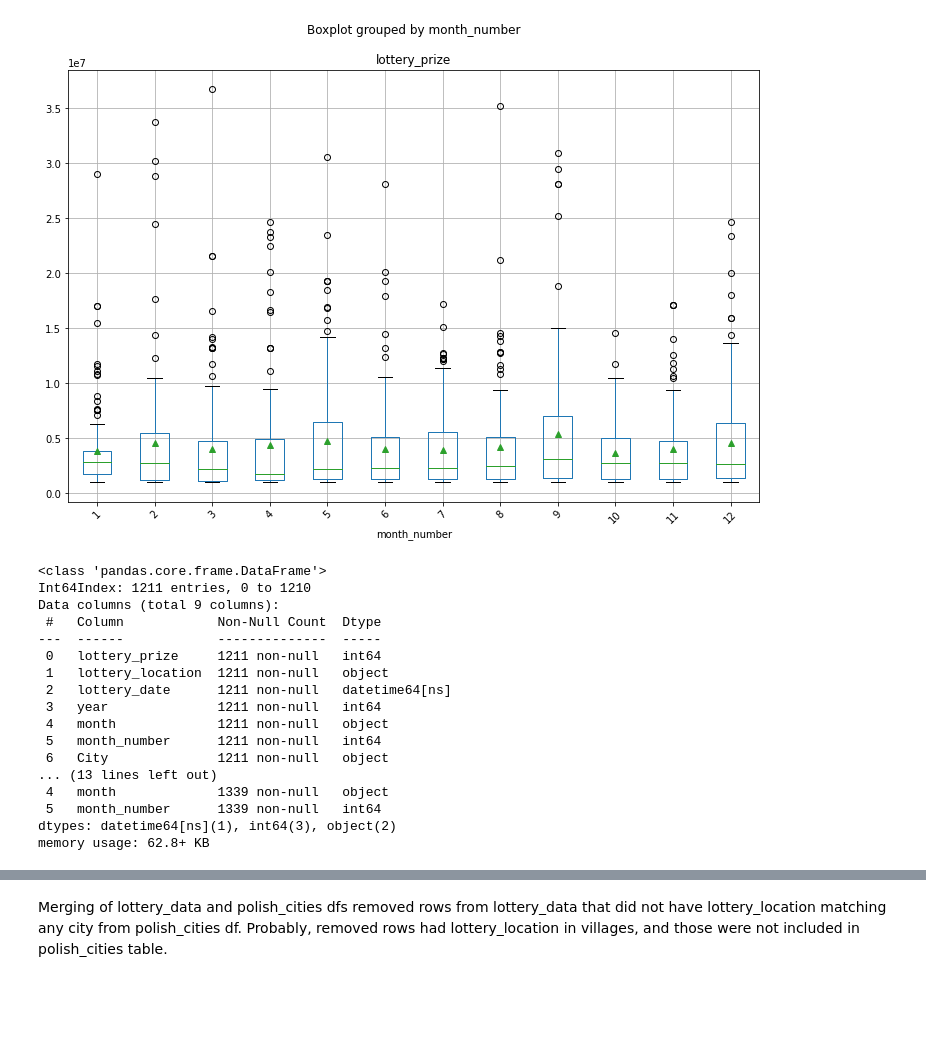
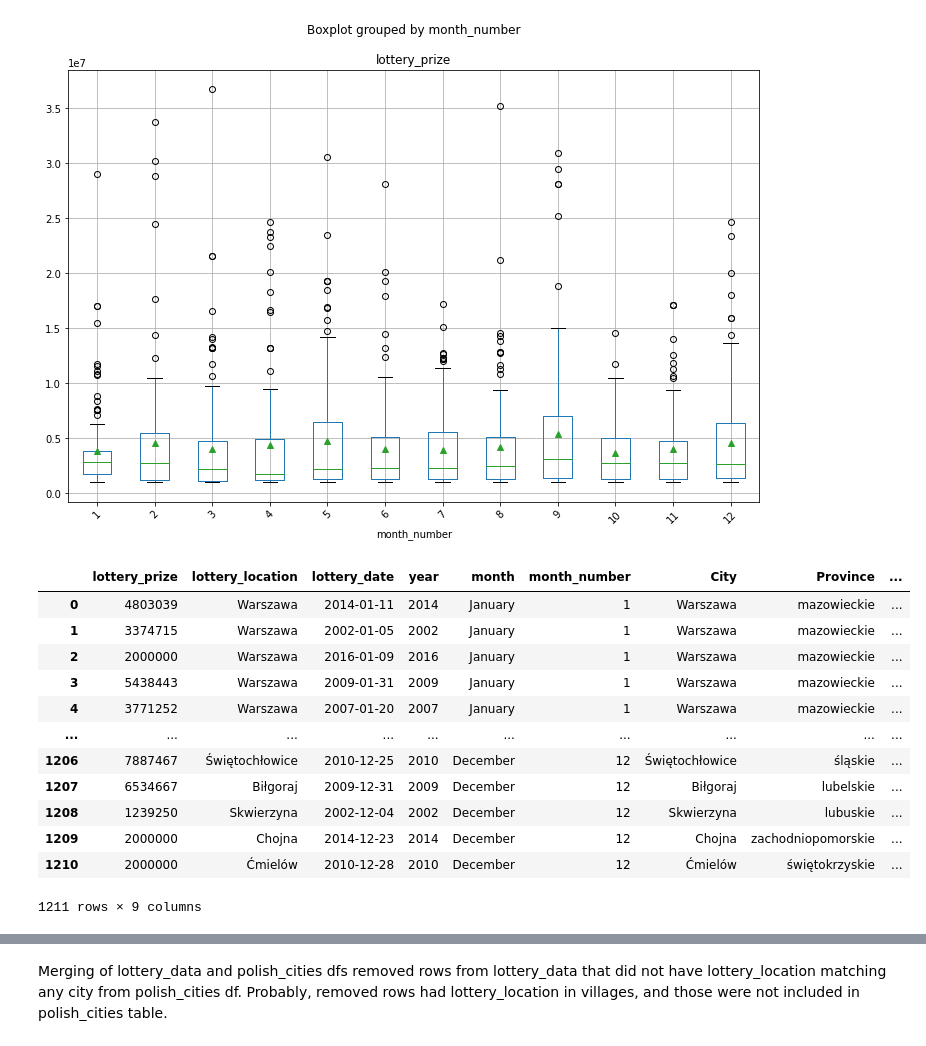
Before and after one commit to psoczewka/Project_lotto, a Jupyter notebook: Lotto_project_jupyter.ipynb, the cells around one changed output, grey strips where cells are left out. Saved outputs shown, nothing was run; the diff lists cells and outputs as text; code cells hidden in the pictures; blank space fills up the shorter version.

```diff
--- a/Lotto_project_jupyter.ipynb
+++ b/Lotto_project_jupyter.ipynb
@@ -249,24 +299,18 @@ lottery_data.boxplot(column = 'lottery_prize', by = 'month_number', figsize=(12,
 # %%
 #merging lottery_dara and polish_cities data to link lottery location with its province
 lottery_city = pd.merge(lottery_data, polish_cities, left_on='lottery_location', right_on='City', how='inner')
-#checking for NaNs
-lottery_city.info()
-lottery_data.info()
+lottery_city
 # %% [output]
+|  | lottery_prize | lottery_location | lottery_date | year | month | month_number | City | Province | ... |
+| 0 | 4803039 | Warszawa | 2014-01-11 | 2014 | January | 1 | Warszawa | mazowieckie | ... |
+| 1 | 3374715 | Warszawa | 2002-01-05 | 2002 | January | 1 | Warszawa | mazowieckie | ... |
+| 2 | 2000000 | Warszawa | 2016-01-09 | 2016 | January | 1 | Warszawa | mazowieckie | ... |
+| 3 | 5438443 | Warszawa | 2009-01-31 | 2009 | January | 1 | Warszawa | mazowieckie | ... |
+| 4 | 3771252 | Warszawa | 2007-01-20 | 2007 | January | 1 | Warszawa | mazowieckie | ... |
+| ... | ... | ... | ... | ... | ... | ... | ... | ... | ... |
+| 1206 | 7887467 | Świętochłowice | 2010-12-25 | 2010 | December | 12 | Świętochłowice | śląskie | ... |
+| 1207 | 6534667 | Biłgoraj | 2009-12-31 | 2009 | December | 12 | Biłgoraj | lubelskie | ... |
+| 1208 | 1239250 | Skwierzyna | 2002-12-04 | 2002 | December | 12 | Skwierzyna | lubuskie | ... |
+| 1209 | 2000000 | Chojna | 2014-12-23 | 2014 | December | 12 | Chojna | zachodniopomorskie | ... |
+| 1210 | 2000000 | Ćmielów | 2010-12-28 | 2010 | December | 12 | Ćmielów | świętokrzyskie | ... |
-<class 'pandas.core.frame.DataFrame'>
-Int64Index: 1211 entries, 0 to 1210
-Data columns (total 9 columns):
- #   Column            Non-Null Count  Dtype
----  ------            --------------  -----
- 0   lottery_prize     1211 non-null   int64
- 1   lottery_location  1211 non-null   object
- 2   lottery_date      1211 non-null   datetime64[ns]
- 3   year              1211 non-null   int64
- 4   month             1211 non-null   object
- 5   month_number      1211 non-null   int64
- 6   City              1211 non-null   object
-... (13 lines left out)
- 4   month             1339 non-null   object
- 5   month_number      1339 non-null   int64
-dtypes: datetime64[ns](1), int64(3), object(2)
-memory usage: 62.8+ KB
+1211 rows × 9 columns
```
Also changed, not shown: parts of 11 cells of this notebook.
